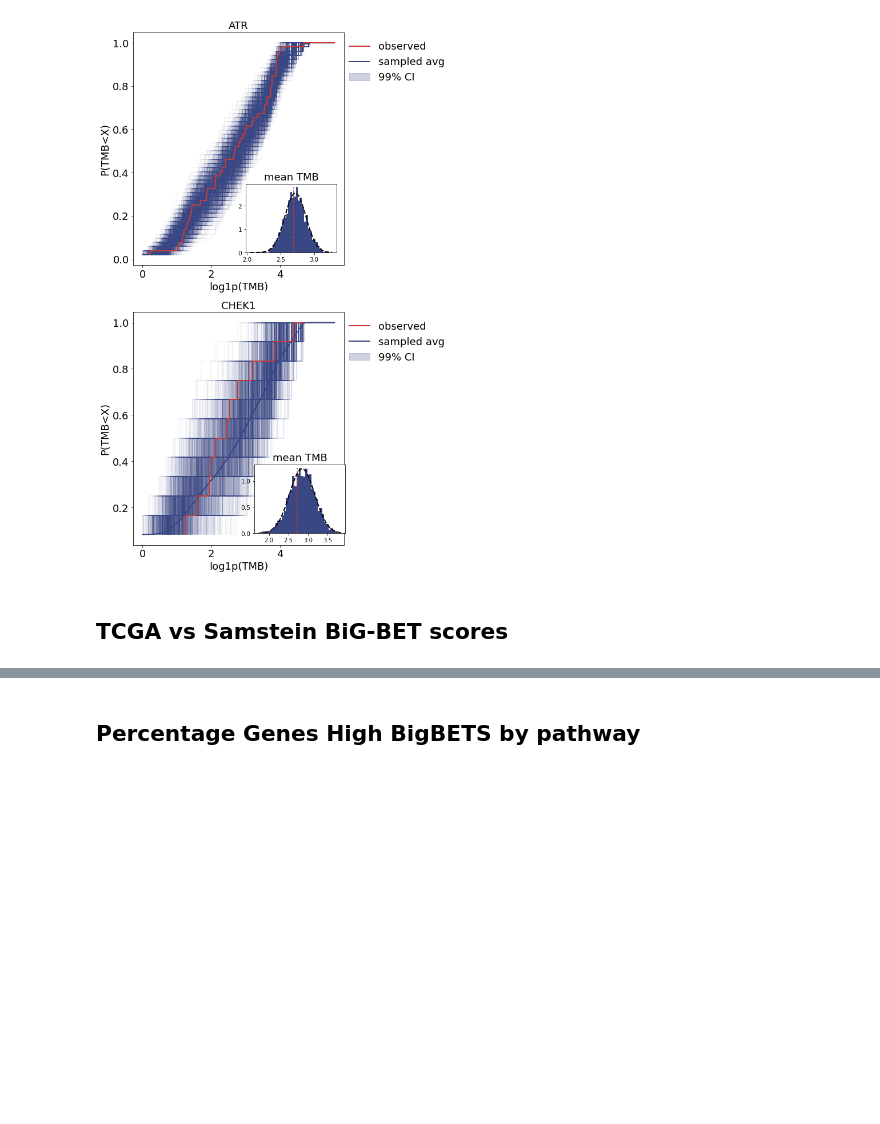
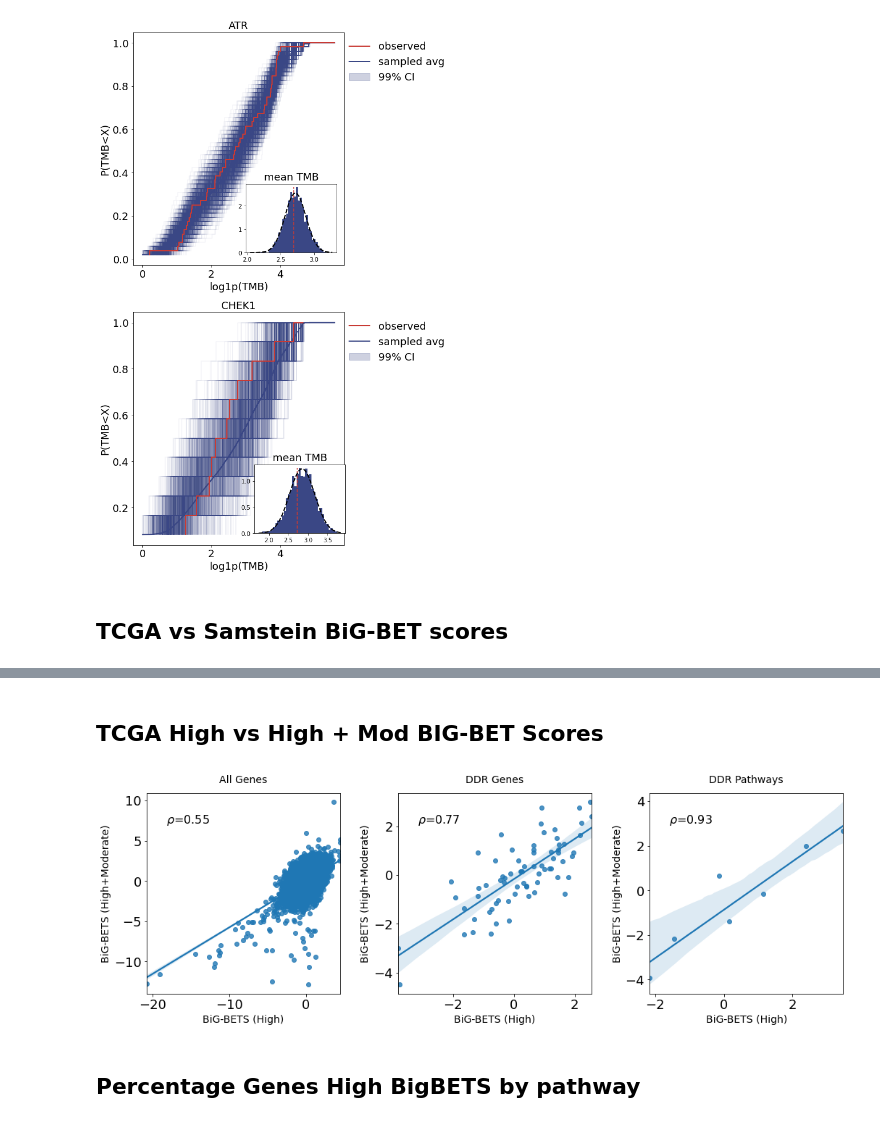
Before and after one commit to wweir827/BIGBETS, a Jupyter notebook: notebooks/tcga_rewiring_fullnetwork_plots.ipynb, the cells around one changed output, grey strips where cells are left out. Drawn from its saved outputs; the diff is of its cells as text; code cells hidden in the pictures; blank space fills up the shorter version.

```diff
--- a/notebooks/tcga_rewiring_fullnetwork_plots.ipynb
+++ b/notebooks/tcga_rewiring_fullnetwork_plots.ipynb
@@ -1426,6 +1417,7 @@ plt.show()
 ## TCGA vs Samstein BiG-BET scores
 # %%
 samstein_bigbet_scores=pd.read_csv(bigbets.file_locations.bigbet_scores_samstein_file,index_col=0)
+ddr_filt_only=all_big_bets.iloc[np.where(np.logical_not(all_big_bets['path'].isin(['None'])))[0],:]
 
 #match names if needed
 orig_names=samstein_bigbet_scores.index
@@ -1487,7 +1479,7 @@ for gene in samstein_bigbet_scores.index:
     if gene in ddr_filt_only.index:
         x=samstein_bigbet_scores.loc[gene,'bigbets_tcga']
         y=samstein_bigbet_scores.loc[gene,'bigbets_samstein']
-        a.scatter(x,y,c=samstein_bigbet_scores.loc[gene,'ddr_col'],s=100,marker="*",zorder=3)
+        a.scatter(x,y,color=samstein_bigbet_scores.loc[gene,'ddr_col'],s=100,marker="*",zorder=3)
         a.text(s=gene,x=x,y=y,fontsize=12)
 
 leg1=[]
@@ -1554,3 +1652,66 @@ Finished.
+# %% [markdown]
+## TCGA High vs High + Mod BIG-BET Scores
+# %%
+outfile=os.path.join(supplements_dir,'tcga_high_vs_high+mod_bigbetscores.pdf')
+outdir=bigbets.file_locations.bipartite_samples_dir
+#load gene scores
+all_gene_zscore_wmod=pd.read_csv(bigbets.file_locations.bigbet_moderate_included_scores_file,index_col=0)
+all_gene_zscore_wmod['bigbets']=all_gene_zscore_wmod['zscore_tcga']
+all_gene_zscore=bigbets.ClinicalDataSet.bigbet_scores_df
+
+all_gene_zscore_comb=all_gene_zscore.join(all_gene_zscore_wmod,how='inner',rsuffix='_wmod')
+all_gene_zscore_comb['path']=list(map(lambda x: bigbets.ddr_data_object.myddr_obj.gene_2_path_dict.get(x,['None'])[0],all_gene_zscore_comb.index))
+all_gene_zscore_comb_filt=all_gene_zscore_comb.loc[all_gene_zscore_comb['path']!='None',:]
+
+#load pathway scores
+all_path_zscore_wmod=pd.read_csv(os.path.join(outdir,'tcga_18kgenes_path_rewiring_zscores_wmod_polyphen.csv'),index_col=0)
+all_path_zscore_wmod['bigbets']=all_path_zscore_wmod['zscore_tcga']
+all_path_zscore=pd.read_csv(os.path.join(outdir,'tcga_18kgenes_path_rewiring_zscores.csv'),index_col=0)
+all_path_zscore_comb=all_path_zscore.join(all_path_zscore_wmod,how='inner',rsuffix='_wmod')
+all_path_zscore_comb.head()
+
+plt.close()
+f,a=plt.subplots(1,3,figsize=(15,5))
+
+a=plt.subplot(1,3,1)
+
+x=all_gene_zscore_comb['bigbets']
+y=all_gene_zscore_comb['bigbets_wmod']
+sbn.regplot(x,y)
+a.set_xlabel("BiG-BETS (High)",fontsize=14)
+a.set_ylabel("BiG-BETS (High+Moderate)",fontsize=14)
+r,pval=stats.pearsonr(x,y)
+a.text(s=r'$\rho$={:.2f}'.format(r),x=.1,y=.85,transform=a.transAxes,fontsize=16)
+a.set_title("All Genes",fontsize=14,x=.5,y=1.05,transform=a.transAxes)
+
+a=plt.subplot(1,3,2)
+a.set_title("DDR Genes",fontsize=14,x=.5,y=1.05,transform=a.transAxes)
+x=all_gene_zscore_comb_filt['bigbets']
+y=all_gene_zscore_comb_filt['bigbets_wmod']
+sbn.regplot(x,y)
+a.set_xlabel("BiG-BETS (High)",fontsize=14)
+a.set_ylabel("BiG-BETS (High+Moderate)",fontsize=14)
+r,pval=stats.pearsonr(x,y)
+a.text(s=r'$\rho$={:.2f}'.format(r),x=.1,y=.85,transform=a.transAxes,fontsize=16)
+
+
+a=plt.subplot(1,3,3)
+a.set_title("DDR Pathways",fontsize=14,x=.5,y=1.05,transform=a.transAxes)
+
+x=all_path_zscore_comb['bigbets']
+y=all_path_zscore_comb['bigbets_wmod']
+
+sbn.regplot(x,y)
+a.set_xlabel("BiG-BETS (High)",fontsize=14)
+a.set_ylabel("BiG-BETS (High+Moderate)",fontsize=14)
+
+r,pval=stats.pearsonr(x,y)
+a.text(s=r'$\rho$={:.2f}'.format(r),x=.1,y=.85,transform=a.transAxes,fontsize=16)
+f.subplots_adjust(right=.97,left=.08,bottom=.13,top=.9,wspace=.3)
+f.savefig(outfile)
+plt.show()
+# %% [output]
+[figure, added]
 # %% [markdown]
 ## Percentage Genes High BigBETS by pathway
 # %%
```
Also changed, not shown: parts of 9 cells of this notebook, 5 other files.
